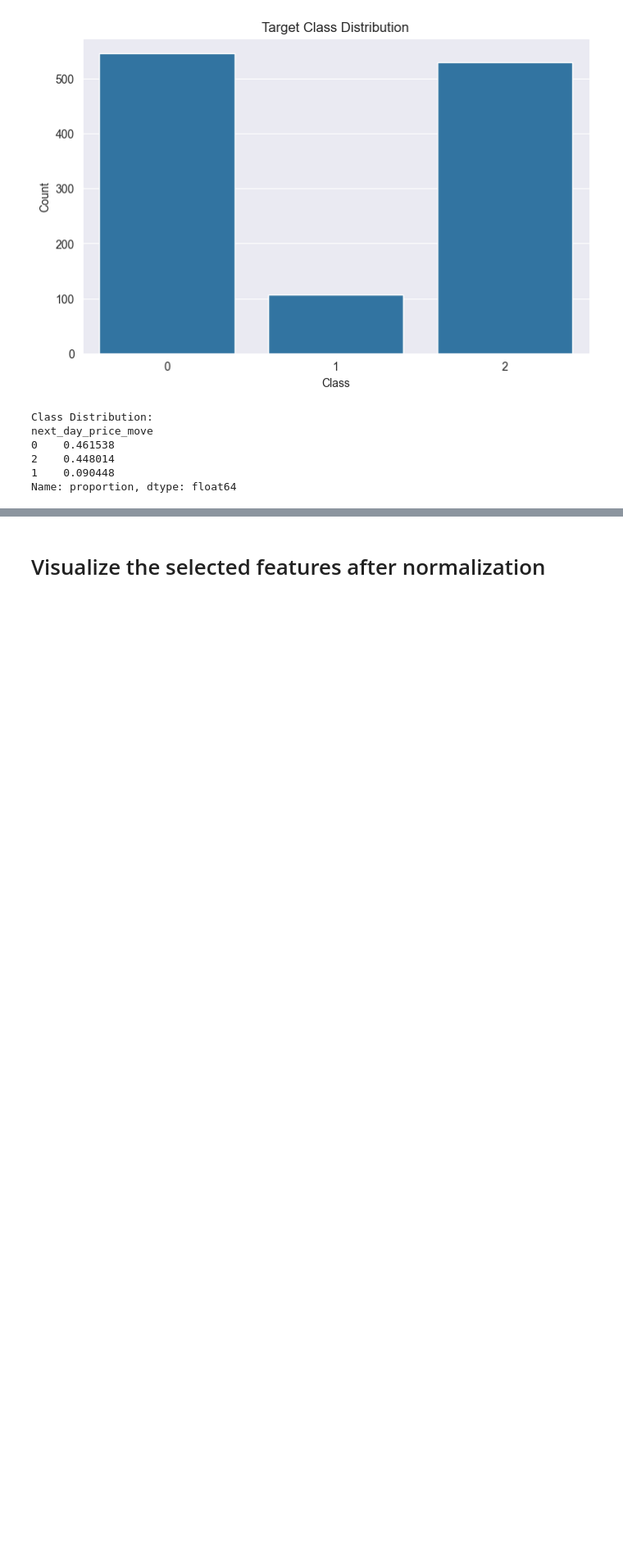
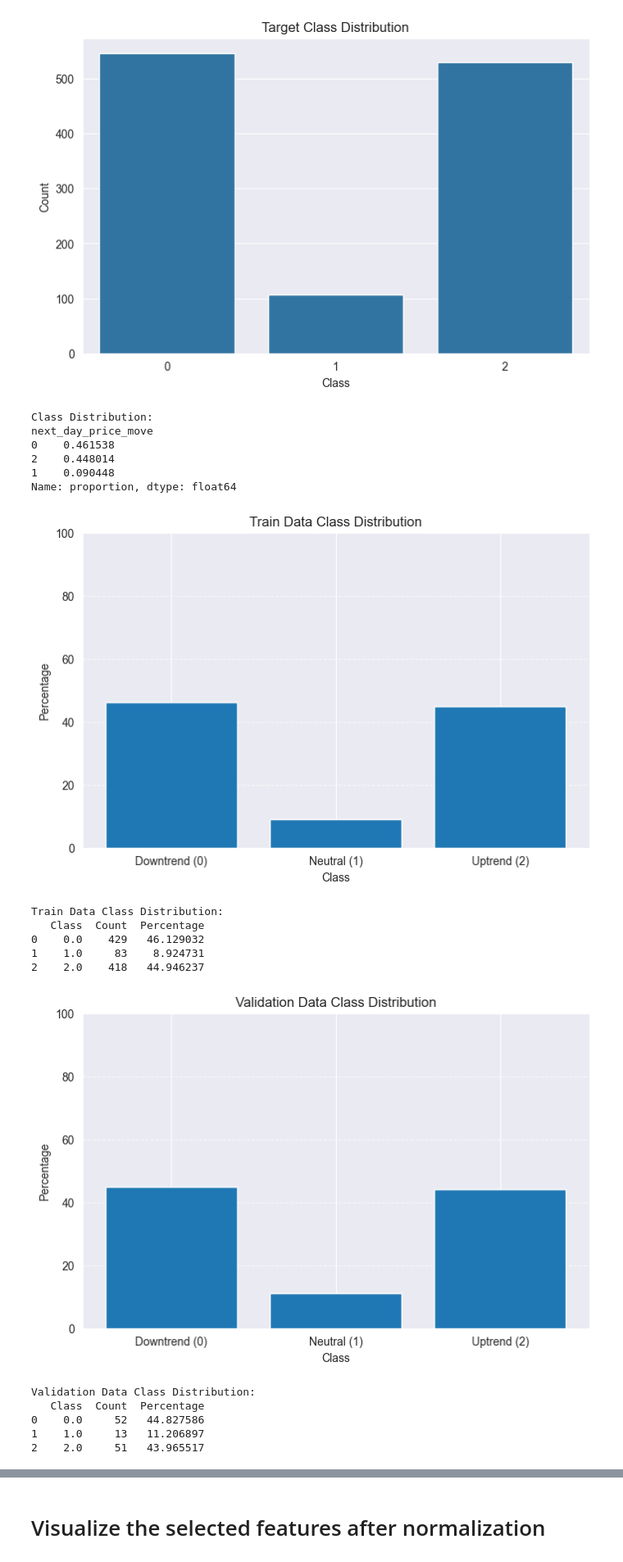
Before and after one commit to riVFerd/next_day_price_prediction, a Jupyter notebook: main-yf.ipynb, the cells around one changed output, grey strips where cells are left out. Shown at 82% size. Saved outputs shown, nothing was run; the diff lists cells and outputs as text; code cells hidden in the pictures; blank space fills up the shorter version.

```diff
--- a/main-yf.ipynb
+++ b/main-yf.ipynb
@@ -490,3 +490,48 @@ next_day_price_move
 2    0.448014
 1    0.090448
 Name: proportion, dtype: float64
+# %%
+import matplotlib.pyplot as plt
+import numpy as np
+import pandas as pd
+
+# Function to calculate and display class distribution
+def plot_class_distribution(y_train, y_val, y_test):
+    datasets = {'Train': y_train, 'Validation': y_val, 'Test': y_test}
+    class_labels = ['Downtrend (0)', 'Neutral (1)', 'Uptrend (2)']
+
+    for name, y in datasets.items():
+        # Calculate class distribution
+        unique, counts = np.unique(y, return_counts=True)
+        distribution = pd.DataFrame({'Class': unique, 'Count': counts})
+        distribution['Percentage'] = (distribution['Count'] / len(y)) * 100
+
+        # Plot the distribution
+        plt.figure(figsize=(8, 5))
+        plt.bar(distribution['Class'], distribution['Percentage'], tick_label=class_labels)
+        plt.title(f'{name} Data Class Distribution')
+        plt.xlabel('Class')
+        plt.ylabel('Percentage')
+        plt.ylim(0, 100)
+        plt.grid(axis='y', linestyle='--', alpha=0.7)
+        plt.show()
+
+        # Print the distribution
+        print(f"{name} Data Class Distribution:")
+        print(distribution)
+
+# Call the function
+plot_class_distribution(y_train, y_val, y_test)
+# %% [output]
+[figure, added]
+Train Data Class Distribution:
+   Class  Count  Percentage
+0    0.0    429   46.129032
+1    1.0     83    8.924731
+2    2.0    418   44.946237
+[figure, added]
+Validation Data Class Distribution:
+   Class  Count  Percentage
+0    0.0     52   44.827586
+1    1.0     13   11.206897
+2    2.0     51   43.965517
```
Also changed, not shown: parts of 11 cells of this notebook, 5 other files.
